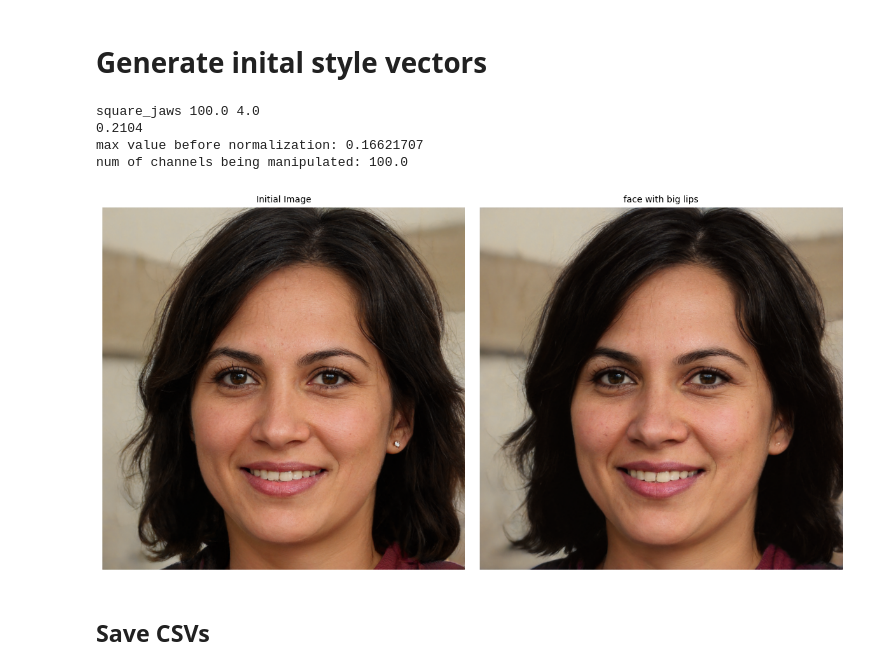
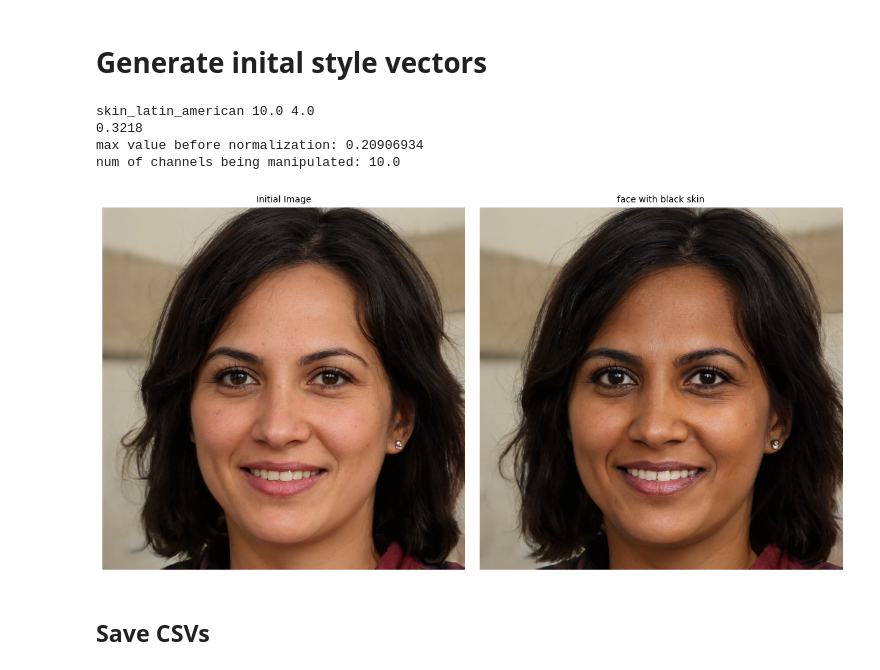
Before and after one commit to Mind2Sketch/stylegan2-ada-pytorch, a Jupyter notebook: style_clip.ipynb, the cells around one changed output. Drawn from its saved outputs; the diff is of its cells as text; code cells hidden in the pictures.

```diff
--- a/style_clip.ipynb
+++ b/style_clip.ipynb
@@ -316,7 +316,7 @@ prompts = np.array(
         # ["skin_british", "face with black skin", "face with british skin tone", 20, 4],
         # ["skin_indian", "face with white skin", "face with black skin", 10, 4],
         # ["skin_irish", "face with black skin", "face with british skin tone", 20, 4],
-        ["skin_latin_american", "face with white skin", "face with black skin", 10, 4],
+        # ["skin_latin_american", "face with white skin", "face with black skin", 10, 4],
         # ["square_jaws", "face with normal lips", "face with big lips", 100, 4]
     ]
 )
@@ -327,38 +327,38 @@ clip2styles_mapper.load_state_dict(torch.load('out/mapping_network_3layer_1stage
 def ManipulateImages(classnames, model, clip2styles_matrix, style_vecs_initial, beta, alpha):
     clip_direction = GetClipDirection(
         classnames, model
     )  # Get the CLIP direction vector for the target - neutral classes
 
     style_direction = GetStyleDirectionModel(clip2styles_matrix, clip_direction, top_styles=beta, clip2styles_model=clip2styles_mapper) # Get the style space direction corresponding to the CLIP direction
 
     style_vecs_manipulated = CalcStyleVectors(style_vecs_initial, style_direction, alpha) # Manipulate the style vectors in the direction of the style_direction with the given alpha and beta | shape = layers, num_images, steps,  feature_dimensions
 
     return style_vecs_manipulated
 
 
 for i in range(len(prompts)): # for each text prompt
     filename, neutral, target, beta, alpha = prompts[i]
 
     beta = np.float32(beta)
     alpha = np.float32(alpha)
 
     print()
     print(filename, beta, alpha)
     classnames = [target, neutral]
 
     style_vecs_manipulated = ManipulateImages(classnames, model, clip2styles_matrix, style_vecs_initial, beta, alpha)
 
     # Generate images and plot
     generated_image_initial = style_synthesis(style_vecs_initial)
     generated_image_manipulated = style_synthesis(style_vecs_manipulated)
     combined = [generated_image_initial, generated_image_manipulated]
     plot_tensor_images(combined, titles=["Initial Image", target], cols=2, figsize=6)
 # %% [output]
-square_jaws 100.0 4.0
-0.2104
-max value before normalization: 0.16621707
-num of channels being manipulated: 100.0
+skin_latin_american 10.0 4.0
+0.3218
+max value before normalization: 0.20906934
+num of channels being manipulated: 10.0
-[figure, old version]
+[figure, new version]
 # %% [markdown]
 ## Save CSVs
 # %%
```
Also changed, not shown: parts of 6 cells of this notebook.
